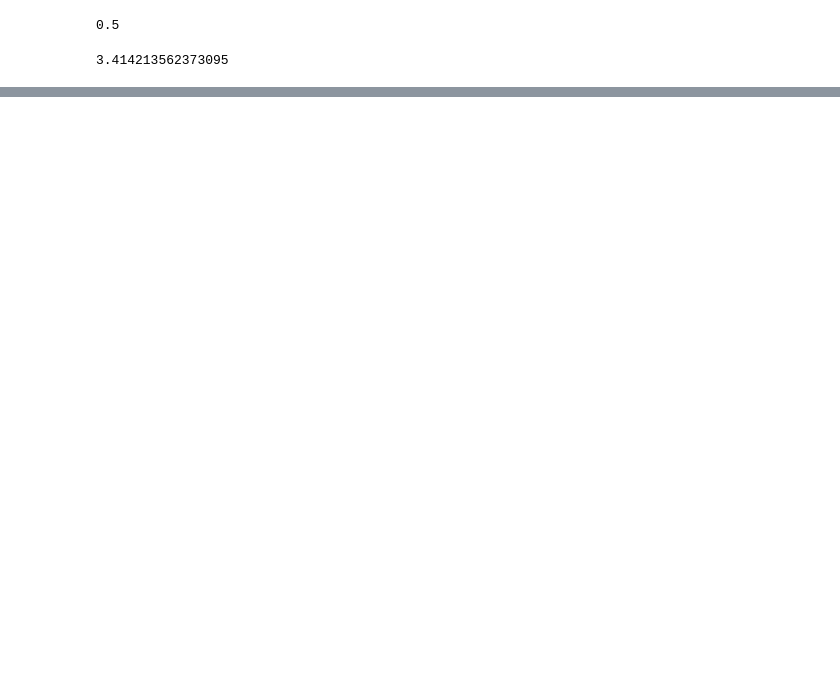
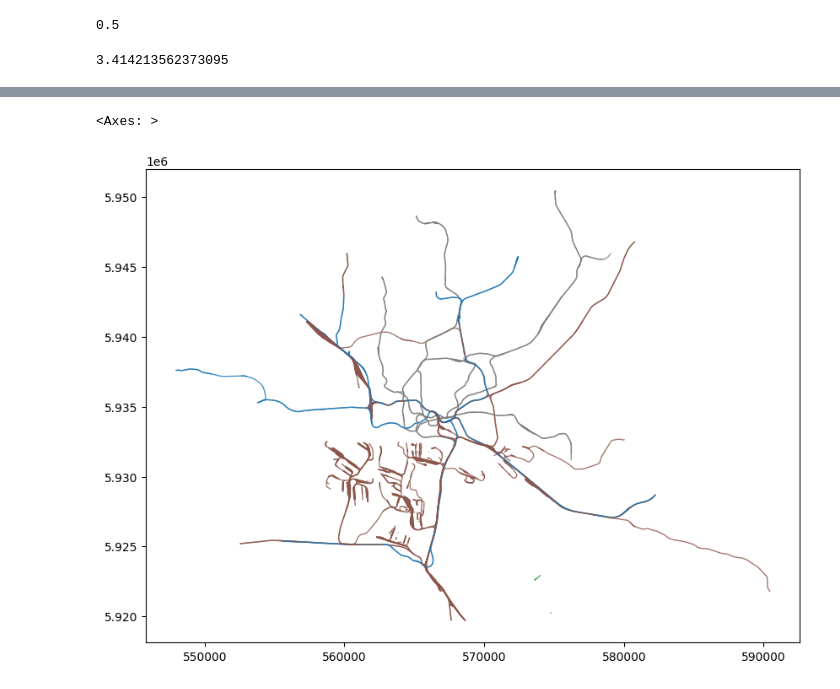
Before and after one commit to sinanarimani/Urban-Data-Science, a Jupyter notebook: Geospatial Data Analytics Essential Training/main.ipynb, the cells around one changed output, grey strips where cells are left out. Drawn from its saved outputs; the diff is of its cells as text; code cells hidden in the pictures; blank space fills up the shorter version.

```diff
--- a/Geospatial Data Analytics Essential Training/main.ipynb
+++ b/Geospatial Data Analytics Essential Training/main.ipynb
@@ -71,0 +184,10 @@ polygon1.length
+# %%
+### Each class has a different color
+f, ax = plt.subplots(1,1,figsize = (10,10))
+railways.plot(ax = ax,
+              column= "fclass",
+              linewidth= 1,
+              alpha = 0.8)
+# %% [output]
+<Axes: >
+[figure, added]
```
Also changed, not shown: parts of 43 cells of this notebook.
